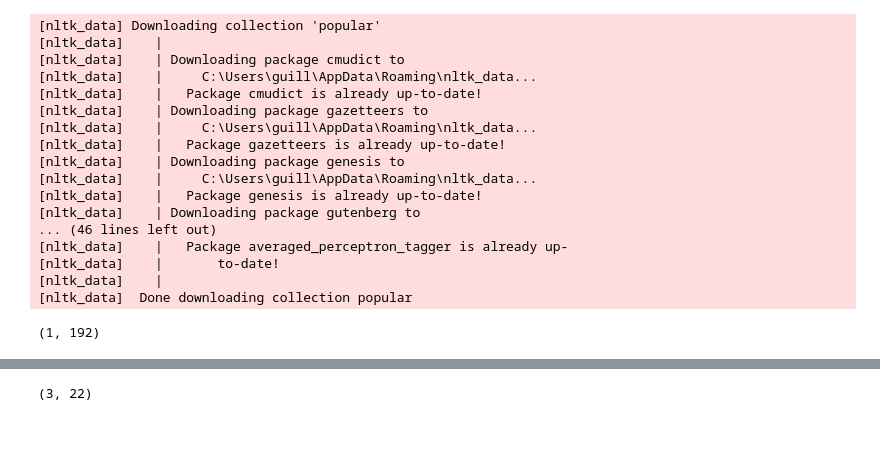
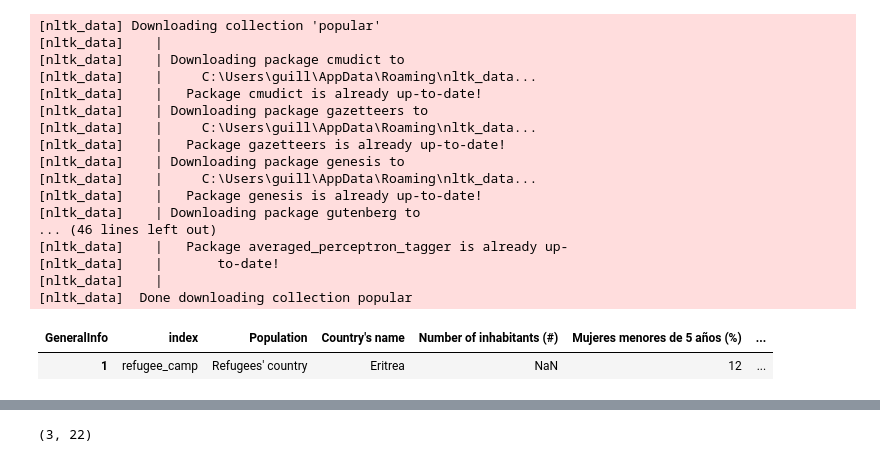
Before and after one commit to guillermosanchezg/NAUTIA, a Jupyter notebook: DesarrolloPy/NotebookTransform.ipynb, the cells around one changed output, grey strips where cells are left out. Cells and saved outputs as stored; diff of their text form; code cells hidden in the pictures; blank space fills up the shorter version.

Commit message:
avance en los ultimos detallles de load de la parte camp

```diff
--- a/DesarrolloPy/NotebookTransform.ipynb
+++ b/DesarrolloPy/NotebookTransform.ipynb
@@ -326,9 +326,10 @@ Bibliography,Entities,LocalLeaders,HouseHold,WomenGroup,SanitationInfra,Prioriti
 pd.options.display.max_columns = None
 pd.options.display.max_rows = None
 # %%
-Bibliography.shape
+Bibliography
 # %% [output]
-(1, 192)
+| GeneralInfo | index | Population | Country's name | Number of inhabitants (#) | Mujeres menores de 5 años (%) | ... |
+| 1 | refugee_camp | Refugees' country | Eritrea | NaN | 12 | ... |
 # %%
 Entities
 # %% [output]
```
Also changed, not shown: parts of 7 cells of this notebook, 50 other files.
